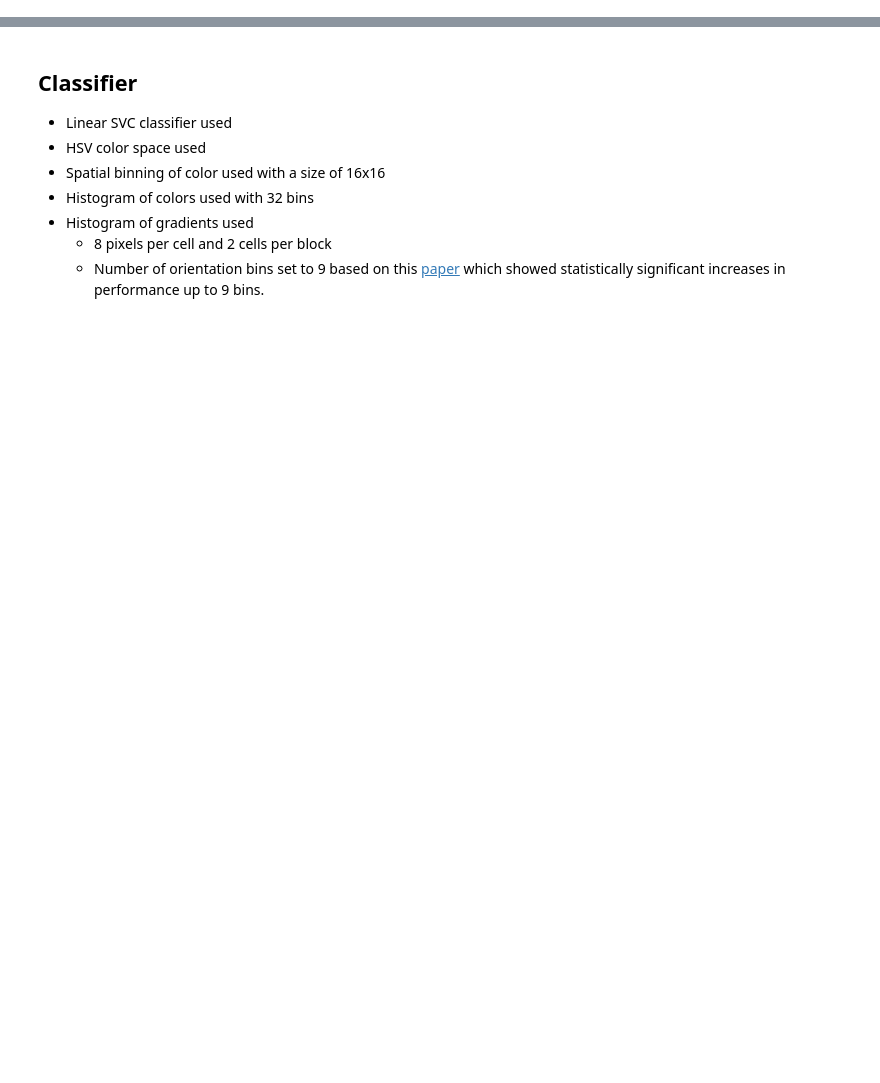
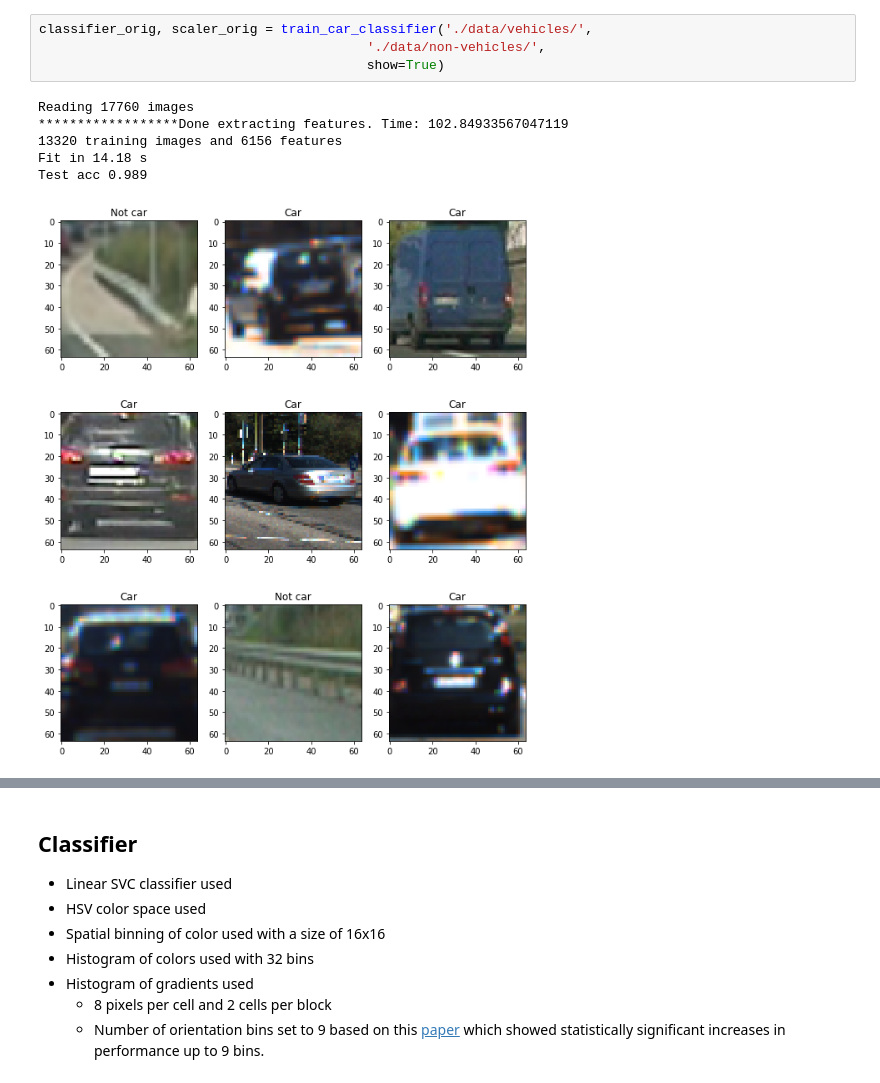
Before and after one commit to sketchc89/VehicleDetectionTracking-P5, a Jupyter notebook: VehicleDetectionTracking.ipynb, the cells around one changed output, grey strips where cells are left out. Drawn from its saved outputs; the diff is of its cells as text; blank space fills up the shorter version.

```diff
--- a/VehicleDetectionTracking.ipynb
+++ b/VehicleDetectionTracking.ipynb
@@ -24 +27,12 @@ ImportError: No module named 'imageio'
+# %%
+classifier_orig, scaler_orig = train_car_classifier('./data/vehicles/',
+                                          './data/non-vehicles/',
+                                          show=True)
+# %% [output]
+Reading 17760 images
+******************Done extracting features. Time: 102.84933567047119
+13320 training images and 6156 features
+Fit in 14.18 s
+Test acc 0.989
+[figure, added]
 # %%
```
Also changed, not shown: parts of 36 cells of this notebook.
